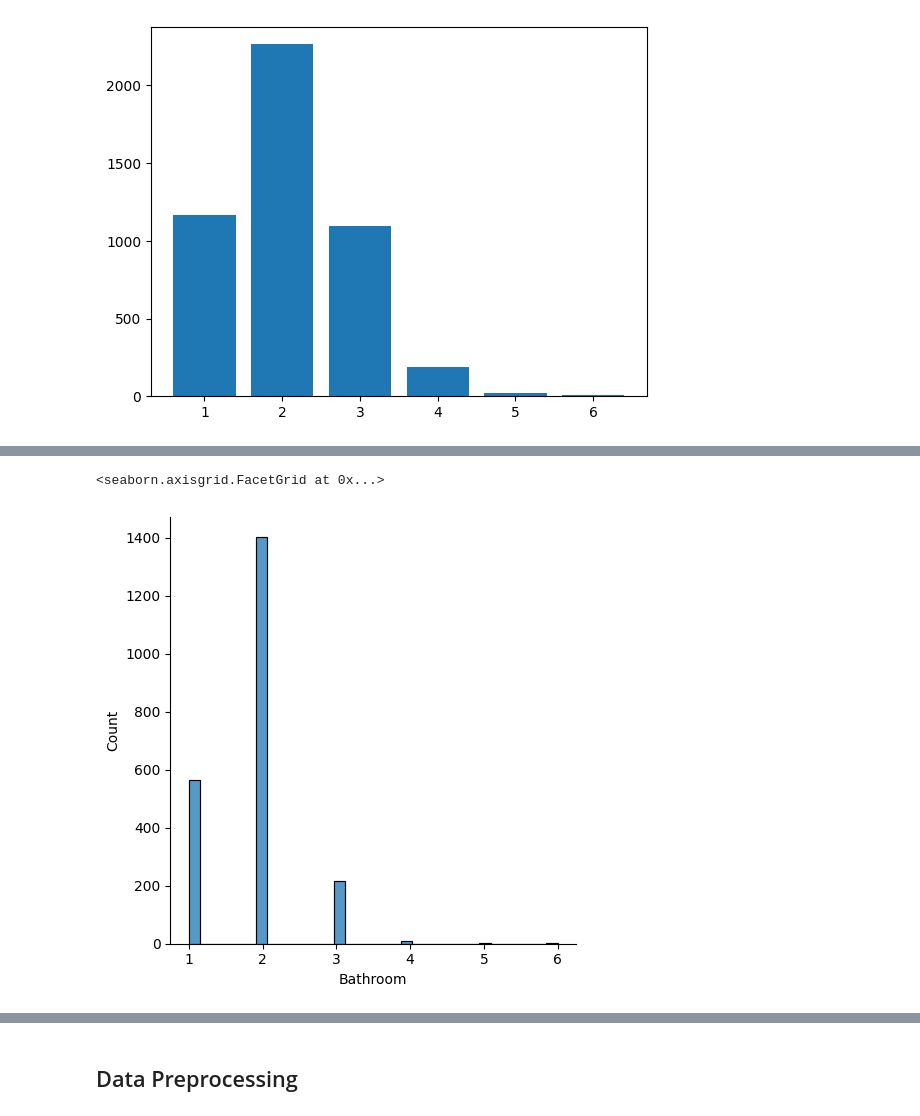
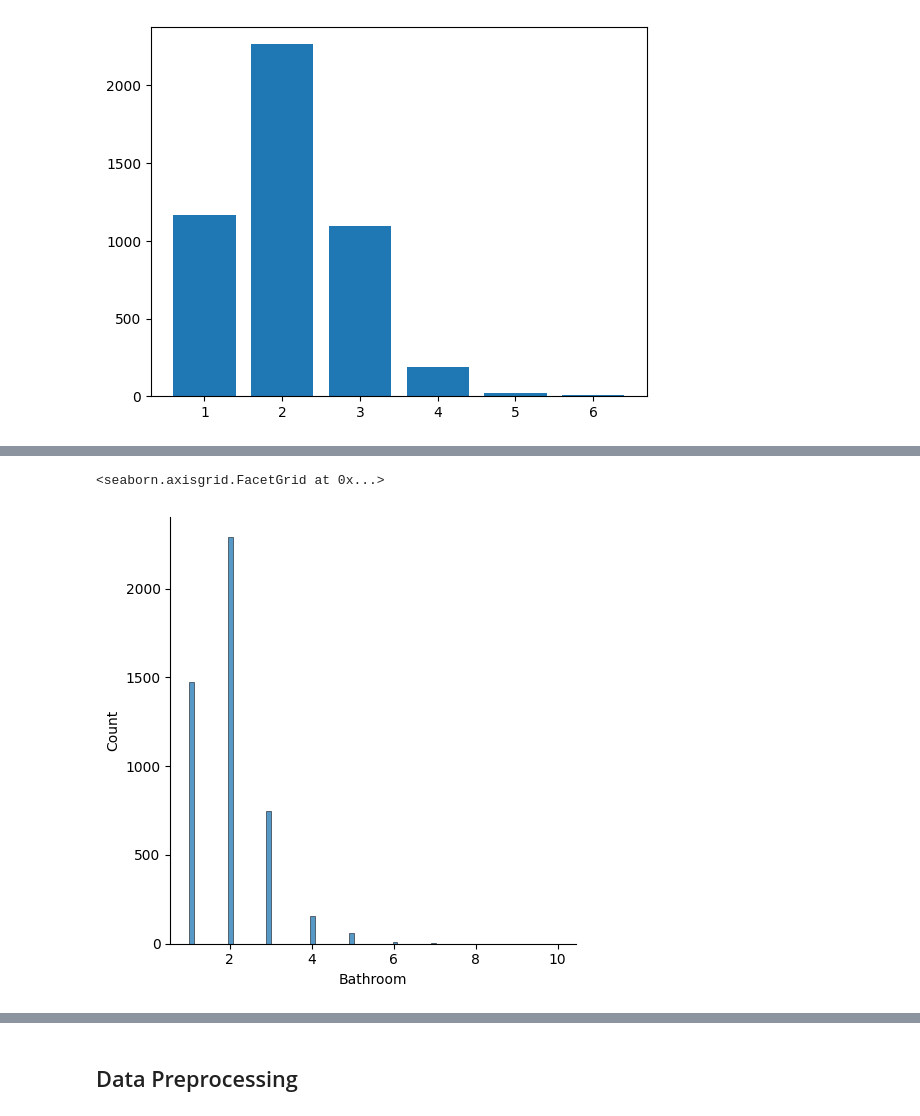
Before and after one commit to spadrejuan/CSELEC2C-LabExer1, a Jupyter notebook: Padrejuan - Lab Exercise 1 - Source Code.ipynb, the cells around one changed output, grey strips where cells are left out. Cells and saved outputs as stored; diff of their text form; code cells hidden in the pictures.

```diff
--- a/Padrejuan - Lab Exercise 1 - Source Code.ipynb
+++ b/Padrejuan - Lab Exercise 1 - Source Code.ipynb
@@ -143,0 +165,3 @@ cleaned_floor_data # This is now the dataset with cleaned data of the Floors col
+# %%
+cleaned_floor_data = data
+cleaned_floor_data # all floor values are now cleaned and quantified
@@ -216,6 +216,6 @@ sns.displot(no_rent_outliers['Size']) # Reasonable sizes. No need to adjust
 # %%
-sns.displot(no_rent_outliers['Bathroom']) # Reasonable sizes. No need to adjust
+sns.displot(cleaned_floor_data['Bathroom']) # Reasonable sizes. No need to adjust
 # %% [output]
 <seaborn.axisgrid.FacetGrid at 0x...>
-[figure, old version]
+[figure, new version]
 # %%
```
Also changed, not shown: parts of 34 cells of this notebook.
